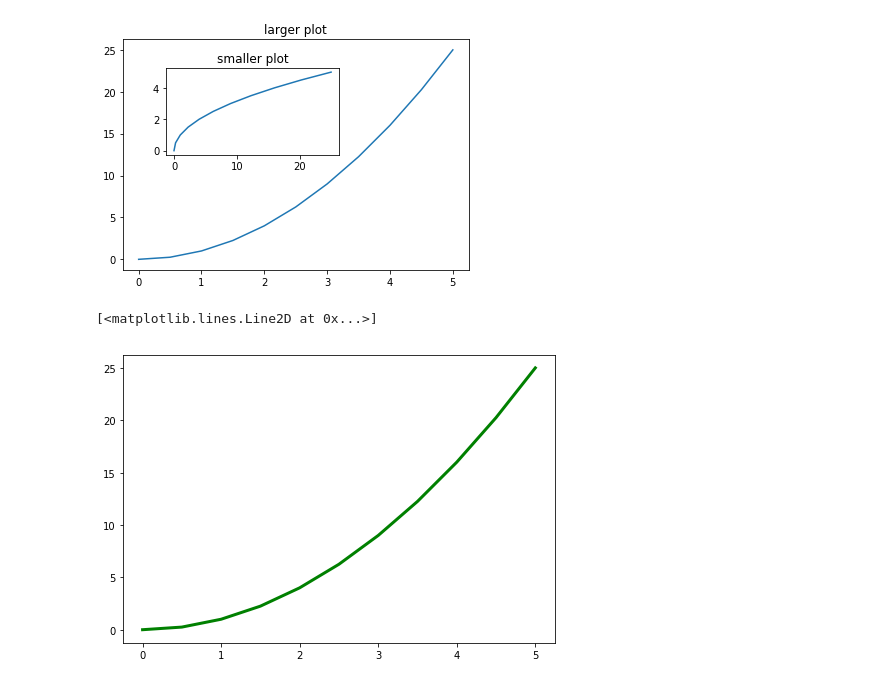
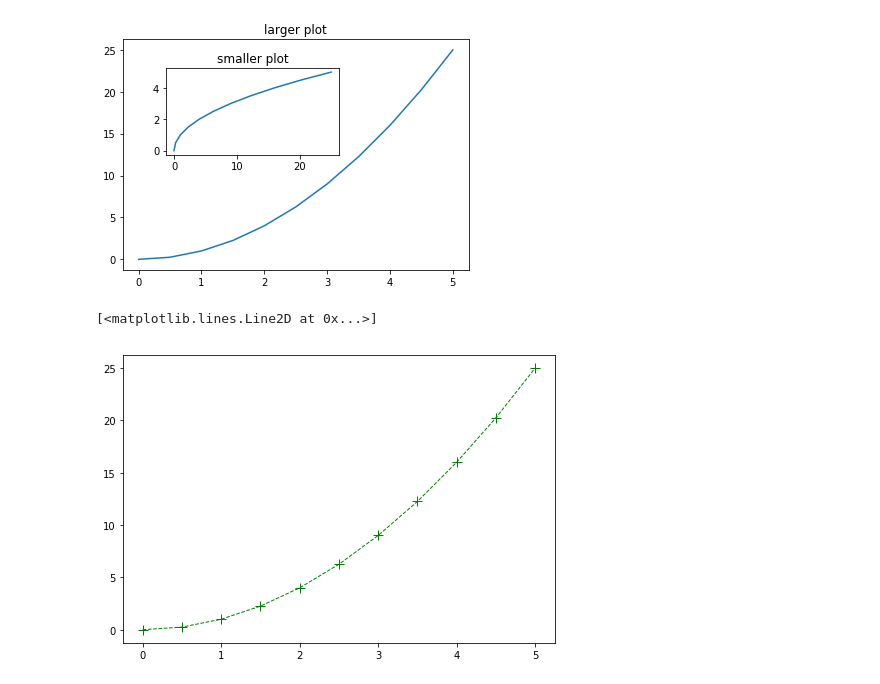
Before and after one commit to SonalSingh93/python-for-data-science, a Jupyter notebook: MatplotlibPractice.ipynb, the cells around one changed output. Drawn from its saved outputs; the diff is of its cells as text; code cells hidden in the pictures.

```diff
--- a/MatplotlibPractice.ipynb
+++ b/MatplotlibPractice.ipynb
@@ -63,8 +63,9 @@ Text(0.5,1,'smaller plot')
 # %%
 fig = plt.figure()
 ax = fig.add_axes([0,0,1,1])
 #linewidth takes the widthness factor
-ax.plot(x,y,color='green',linewidth=3)
+ax.plot(x,y,color='green',linewidth=1,linestyle='--', marker = '+', markersize='10')
+#possible marker symbols: marker = '+', 'o', '*', 's', ',', '.', '1'
 # %% [output]
 [<matplotlib.lines.Line2D at 0x...>]
-[figure, old version]
+[figure, new version]
```
Also changed, not shown: 1 other file.
